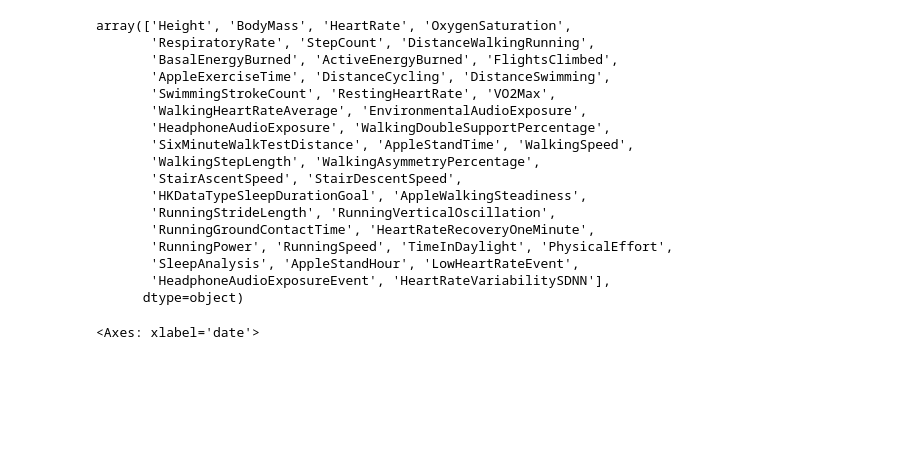
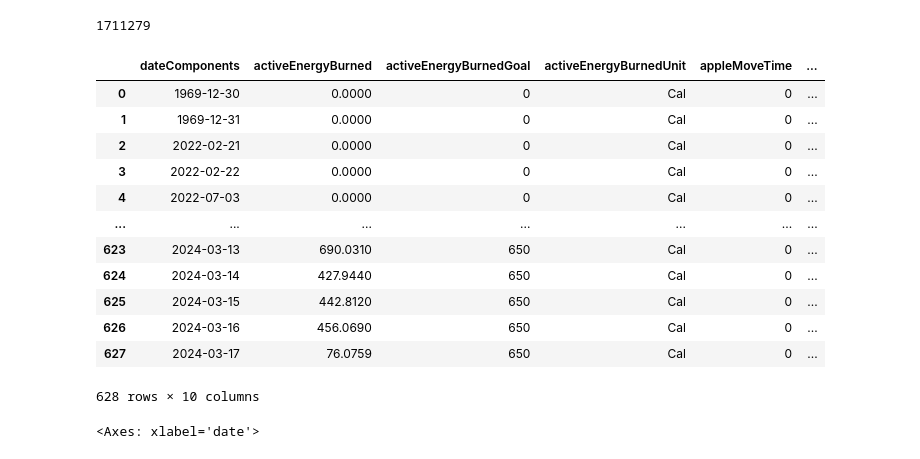
Before and after one commit to emacollins/healthdashboard, a Jupyter notebook: data_explore.ipynb, the cells around one changed output. Drawn from its saved outputs; the diff is of its cells as text; code cells hidden in the pictures; blank space fills up the shorter version.

```diff
--- a/data_explore.ipynb
+++ b/data_explore.ipynb
@@ -6,23 +59,27 @@ df = pd.read_csv("test.csv")
+# %%
+df.type_starts_with_HKCategoryTypeIdentifier.sum() + df.type_starts_with_HKQuantityTypeIdentifier.sum()
+# %% [output]
+1711279
 # %%
-df['type'].unique()
+df.device.sample(5).to_csv('test.csv', index=False)
-# %% [output]
-array(['Height', 'BodyMass', 'HeartRate', 'OxygenSaturation',
-       'RespiratoryRate', 'StepCount', 'DistanceWalkingRunning',
-       'BasalEnergyBurned', 'ActiveEnergyBurned', 'FlightsClimbed',
-       'AppleExerciseTime', 'DistanceCycling', 'DistanceSwimming',
-       'SwimmingStrokeCount', 'RestingHeartRate', 'VO2Max',
-       'WalkingHeartRateAverage', 'EnvironmentalAudioExposure',
-       'HeadphoneAudioExposure', 'WalkingDoubleSupportPercentage',
-       'SixMinuteWalkTestDistance', 'AppleStandTime', 'WalkingSpeed',
-       'WalkingStepLength', 'WalkingAsymmetryPercentage',
-       'StairAscentSpeed', 'StairDescentSpeed',
-       'HKDataTypeSleepDurationGoal', 'AppleWalkingSteadiness',
-       'RunningStrideLength', 'RunningVerticalOscillation',
-       'RunningGroundContactTime', 'HeartRateRecoveryOneMinute',
-       'RunningPower', 'RunningSpeed', 'TimeInDaylight', 'PhysicalEffort',
-       'SleepAnalysis', 'AppleStandHour', 'LowHeartRateEvent',
-       'HeadphoneAudioExposureEvent', 'HeartRateVariabilitySDNN'],
-      dtype=object)
+# %%
+df_summary = pd.read_csv("s3://applehealthdashboard/etl/extract/exportActivitySummary.csv")
+# %%
+df_summary
+# %% [output]
+|  | dateComponents | activeEnergyBurned | activeEnergyBurnedGoal | activeEnergyBurnedUnit | appleMoveTime | ... |
+| 0 | 1969-12-30 | 0.0000 | 0 | Cal | 0 | ... |
+| 1 | 1969-12-31 | 0.0000 | 0 | Cal | 0 | ... |
+| 2 | 2022-02-21 | 0.0000 | 0 | Cal | 0 | ... |
+| 3 | 2022-02-22 | 0.0000 | 0 | Cal | 0 | ... |
+| 4 | 2022-07-03 | 0.0000 | 0 | Cal | 0 | ... |
+| ... | ... | ... | ... | ... | ... | ... |
+| 623 | 2024-03-13 | 690.0310 | 650 | Cal | 0 | ... |
+| 624 | 2024-03-14 | 427.9440 | 650 | Cal | 0 | ... |
+| 625 | 2024-03-15 | 442.8120 | 650 | Cal | 0 | ... |
+| 626 | 2024-03-16 | 456.0690 | 650 | Cal | 0 | ... |
+| 627 | 2024-03-17 | 76.0759 | 650 | Cal | 0 | ... |
+628 rows × 10 columns
 # %%
 df = pd.read_csv("test.csv")
 df = df.loc[df["sourceName"].str.contains("Watch")]
```
Also changed, not shown: parts of 9 cells of this notebook, 3 other files.
